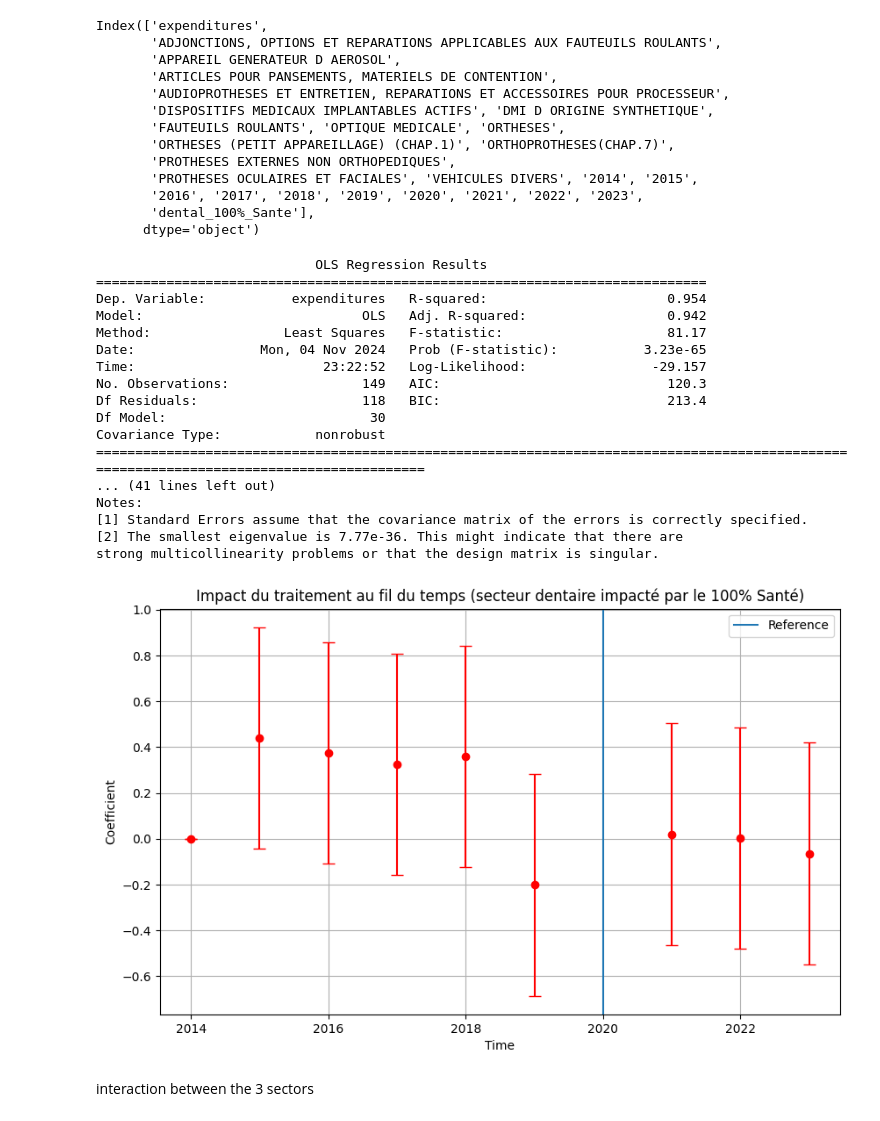
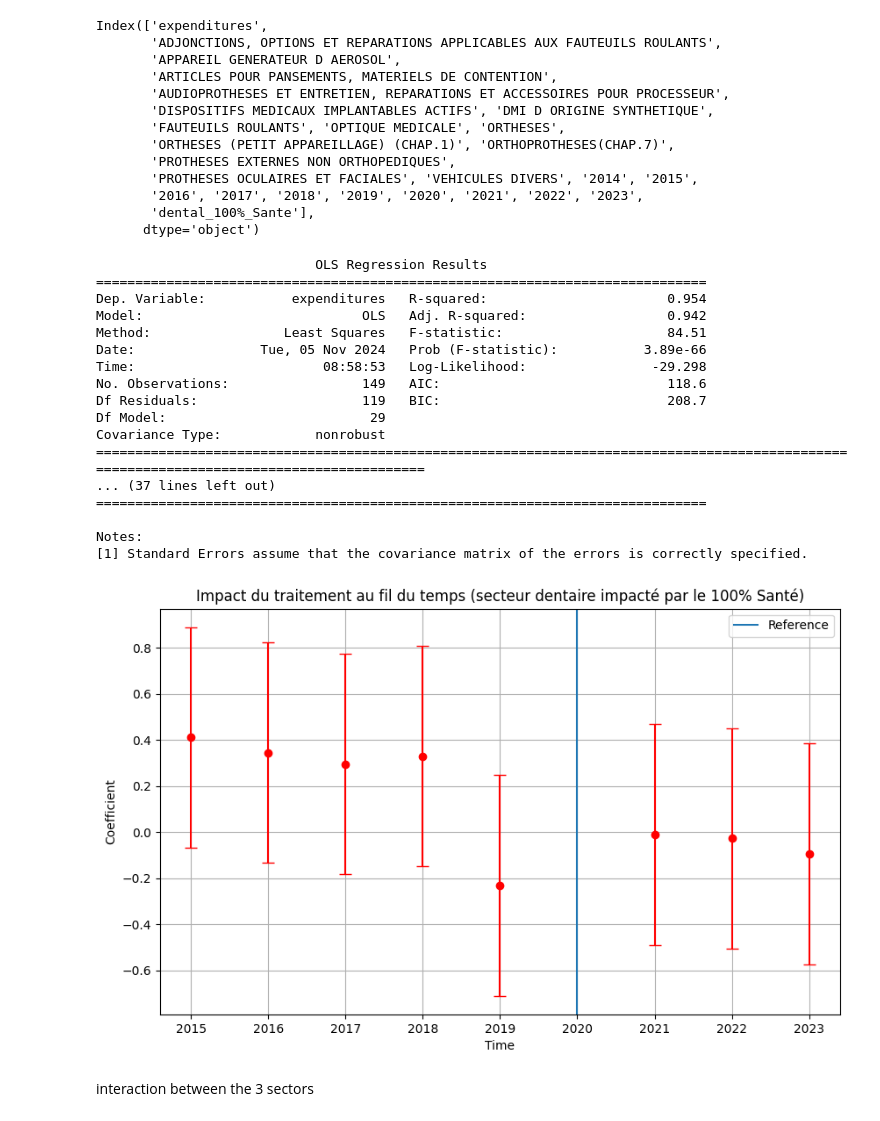
Before and after one commit to bparent11/analysingEffectOfHealthPlanInFrance, a Jupyter notebook: code/regression.ipynb, the cells around one changed output. Saved outputs shown, nothing was run; the diff lists cells and outputs as text; code cells hidden in the pictures.

```diff
--- a/code/regression.ipynb
+++ b/code/regression.ipynb
@@ -684,0 +264,7 @@ plt.show()
+# %%
+for col in df.filter(like="20").columns:
+    df[f"{col} x hearing"] = df[f"{col}"] * df["AUDIOPROTHESES ET ENTRETIEN, REPARATIONS ET ACCESSOIRES POUR PROCESSEUR"]
+# %%
+X = df.drop(columns=(["expenditures", "nb_code_LPP", "quantities"] + [col for col in df.columns if "2020" in col or "optique" in col.lower()]))
+X = sm.add_constant(X)
+y = np.log(df["quantities"])
@@ -1441,6 +1069,8 @@ Index(['expenditures',
        '2016', '2017', '2018', '2019', '2020', '2021', '2022', '2023',
        'dental_100%_Sante'],
       dtype='object')
+# %%
+df = df.drop(columns=["2014"])
 # %%
 for col in df.filter(like="20").columns:
     df[f"interact. dental100sante x {col}"] = df[col] * df["dental_100%_Sante"]
@@ -1449,7 +1079,7 @@ df["expenditures"] = np.log(df["expenditures"])
 # %%
 import statsmodels.api as sm
 
-X = df.drop(columns=(["expenditures"] + [col for col in df.columns if "2020" in col] + [col for col in df.columns if "audio" in col.lower() or "optique" in col.lower()]))
+X = df.drop(columns=(["expenditures"] + [col for col in df.columns if "2020" in col] + [col for col in df.columns if "2014" in col] + [col for col in df.columns if "audio" in col.lower() or "optique" in col.lower()]))
 X = sm.add_constant(X)
 y = df["expenditures"]
 model = sm.OLS(y, X).fit()
@@ -1459,39 +1089,39 @@ print(model.summary())
 ==============================================================================
 Dep. Variable:           expenditures   R-squared:                       0.954
 Model:                            OLS   Adj. R-squared:                  0.942
-Method:                 Least Squares   F-statistic:                     81.17
-Date:                Mon, 04 Nov 2024   Prob (F-statistic):           3.23e-65
-Time:                        23:22:52   Log-Likelihood:                -29.157
-No. Observations:                 149   AIC:                             120.3
-Df Residuals:                     118   BIC:                             213.4
-Df Model:                          30
+Method:                 Least Squares   F-statistic:                     84.51
+Date:                Tue, 05 Nov 2024   Prob (F-statistic):           3.89e-66
+Time:                        08:58:53   Log-Likelihood:                -29.298
+No. Observations:                 149   AIC:                             118.6
+Df Residuals:                     119   BIC:                             208.7
+Df Model:                          29
 Covariance Type:            nonrobust
 ==========================================================================================================================================
-... (41 lines left out)
+... (37 lines left out)
+==============================================================================
+
 Notes:
 [1] Standard Errors assume that the covariance matrix of the errors is correctly specified.
-[2] The smallest eigenvalue is 7.77e-36. This might indicate that there are
-strong multicollinearity problems or that the design matrix is singular.
 # %%
-time_periods = [i+2014 for i in range(6)] + [i+2021 for i in range(3)]
-coefficients = model.params[-9:]
-std_errors = model.bse[-9:]
+time_periods = [i+2015 for i in range(5)] + [i+2021 for i in range(3)]
+coefficients = model.params[-8:]
+std_errors = model.bse[-8:]
 
 
 plt.figure(figsize=(10, 6))
 
 plt.errorbar(time_periods, coefficients, yerr=std_errors, fmt='o', color='red', ecolor='red', capsize=5)
 
 plt.xlabel("Time")
 plt.ylabel("Coefficient")
 plt.title("Impact du traitement au fil du temps (secteur dentaire impacté par le 100% Santé)")
 plt.axvline(x=2020, label="Reference")
 plt.grid(True)
 
 plt.legend()
 plt.show()
 # %% [output]
-[figure, old version]
+[figure, new version]
 # %% [markdown]
 interaction between the 3 sectors
 # %%
```
Also changed, not shown: parts of 108 cells of this notebook, 1 other file.
